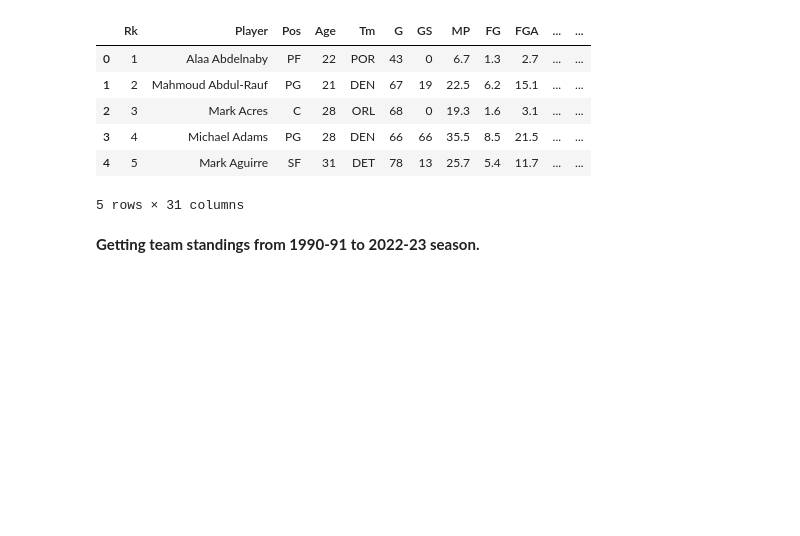
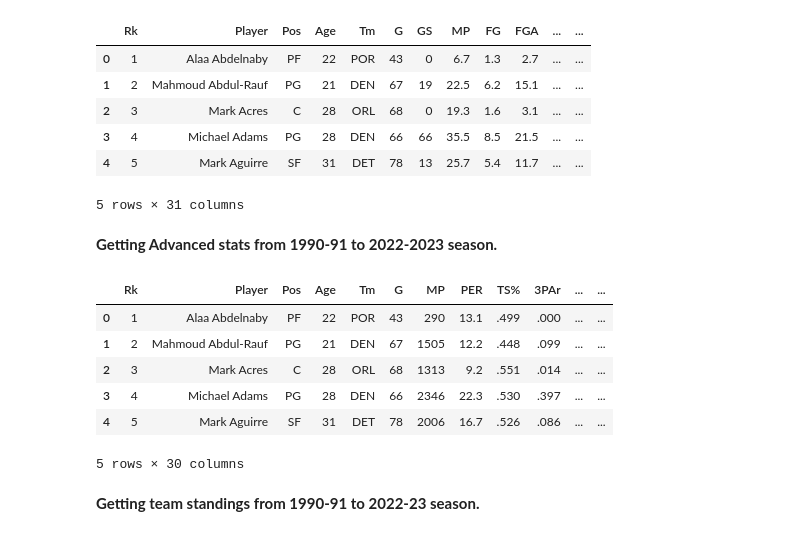
Before and after one commit to Pandabear-67/MVP_Predictor, a Jupyter notebook: data_preprocessing.ipynb, the cells around one changed output. Saved outputs shown, nothing was run; the diff lists cells and outputs as text; code cells hidden in the pictures; blank space fills up the shorter version.

```diff
--- a/data_preprocessing.ipynb
+++ b/data_preprocessing.ipynb
@@ -97,3 +97,49 @@ players.head()
 5 rows × 31 columns
 # %%
 players.to_csv("players_stats.csv")
+# %% [markdown]
+**Getting Advanced stats from 1990-91 to 2022-2023 season.**
+# %%
+advanced_stats_url = "https://www.basketball-reference.com/leagues/NBA_{}_advanced.html"
+
+for year in years:
+    url = advanced_stats_url.format(year)
+
+    data = requests.get(url)
+    time.sleep(15)
+
+    with open("advanced_stats/{}.html".format(year), "w+") as f:
+        f.write(data.text)
+# %%
+for year in years:
+    url = advanced_stats_url.format(year)
+
+    driver.get(url)
+    driver.execute_script("window.scrollTo(1,10000)")
+    time.sleep(2)
+
+    with open("advanced_stats/{}.html".format(year), "w+") as f:
+        f.write(driver.page_source)
+# %%
+dfs = []
+for year in years:
+    with open("advanced_stats/{}.html".format(year)) as f:
+        page = f.read()
+
+    soup = BeautifulSoup(page, 'html.parser')
+    soup.find('tr', class_="thead").decompose()
+    player_table = soup.find_all(id="advanced_stats")[0]
+    player_df = pd.read_html(str(player_table))[0]
+    player_df["Year"] = year
+    dfs.append(player_df)
+# %%
+players_advanced = pd.concat(dfs)
+players_advanced.head()
+# %% [output]
+|  | Rk | Player | Pos | Age | Tm | G | MP | PER | TS% | 3PAr | ... | ... |
+| 0 | 1 | Alaa Abdelnaby | PF | 22 | POR | 43 | 290 | 13.1 | .499 | .000 | ... | ... |
+| 1 | 2 | Mahmoud Abdul-Rauf | PG | 21 | DEN | 67 | 1505 | 12.2 | .448 | .099 | ... | ... |
+| 2 | 3 | Mark Acres | C | 28 | ORL | 68 | 1313 | 9.2 | .551 | .014 | ... | ... |
+| 3 | 4 | Michael Adams | PG | 28 | DEN | 66 | 2346 | 22.3 | .530 | .397 | ... | ... |
+| 4 | 5 | Mark Aguirre | SF | 31 | DET | 78 | 2006 | 16.7 | .526 | .086 | ... | ... |
+5 rows × 30 columns
```
Also changed, not shown: parts of 14 cells of this notebook, 36 other files.
